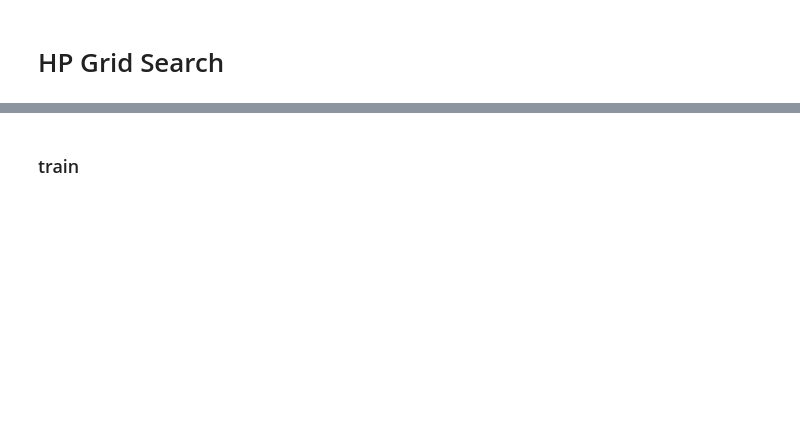
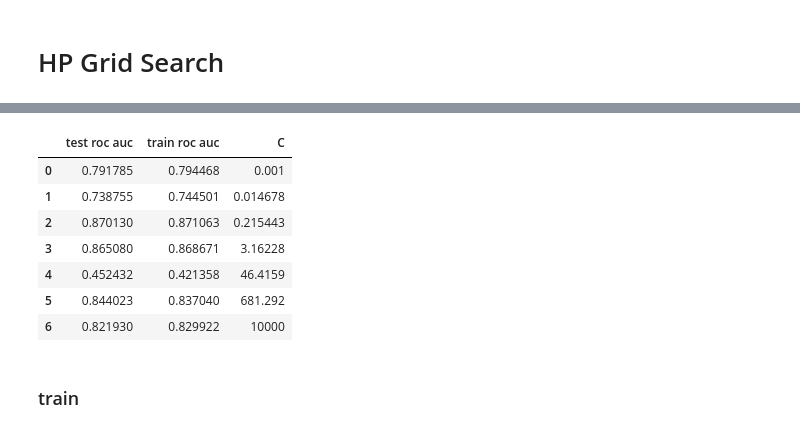
Before and after one commit to gvacaliuc/comp540-term-project, a Jupyter notebook: notebooks/gv8-gridsearch.ipynb, the cells around one changed output, grey strips where cells are left out. Drawn from its saved outputs; the diff is of its cells as text; code cells hidden in the pictures; blank space fills up the shorter version.

```diff
--- a/notebooks/gv8-gridsearch.ipynb
+++ b/notebooks/gv8-gridsearch.ipynb
@@ -129,3 +98,23 @@ np.savez_compressed("../data/unet_features.npz", xtrain = xtrain, ytrain = ytrai
+# %%
+gs_pa = GridSearchCV(estimator=pa, param_grid=grid_pa, scoring=make_scorer(im_auc_score), n_jobs=1, cv=2, return_train_score=True, verbose=1)
+gs_pa.fit(train.images_, (train.masks_ > 0).astype(np.int16))
+# %%
+cv_results = pd.DataFrame(gs_pa.cv_results_)
+pa_results = cv_results[["mean_test_score", "mean_train_score", "param_regressor__C"]]
+pa_results = pa_results.rename(columns={"mean_test_score": "test roc auc", "mean_train_score": "train roc auc", "param_regressor__C": "C"})
+with open("../paper/pa-gridsearch-table.tex", "w") as gs_file:
+    gs_file.write(pa_results.to_latex(index=False))
+# %%
+pa_results
+# %% [output]
+|  | test roc auc | train roc auc | C |
+| 0 | 0.791785 | 0.794468 | 0.001 |
+| 1 | 0.738755 | 0.744501 | 0.014678 |
+| 2 | 0.870130 | 0.871063 | 0.215443 |
+| 3 | 0.865080 | 0.868671 | 3.16228 |
+| 4 | 0.452432 | 0.421358 | 46.4159 |
+| 5 | 0.844023 | 0.837040 | 681.292 |
+| 6 | 0.821930 | 0.829922 | 10000 |
 # %% [markdown]
 ### train
 # %%
```
Also changed, not shown: parts of 47 cells of this notebook.
